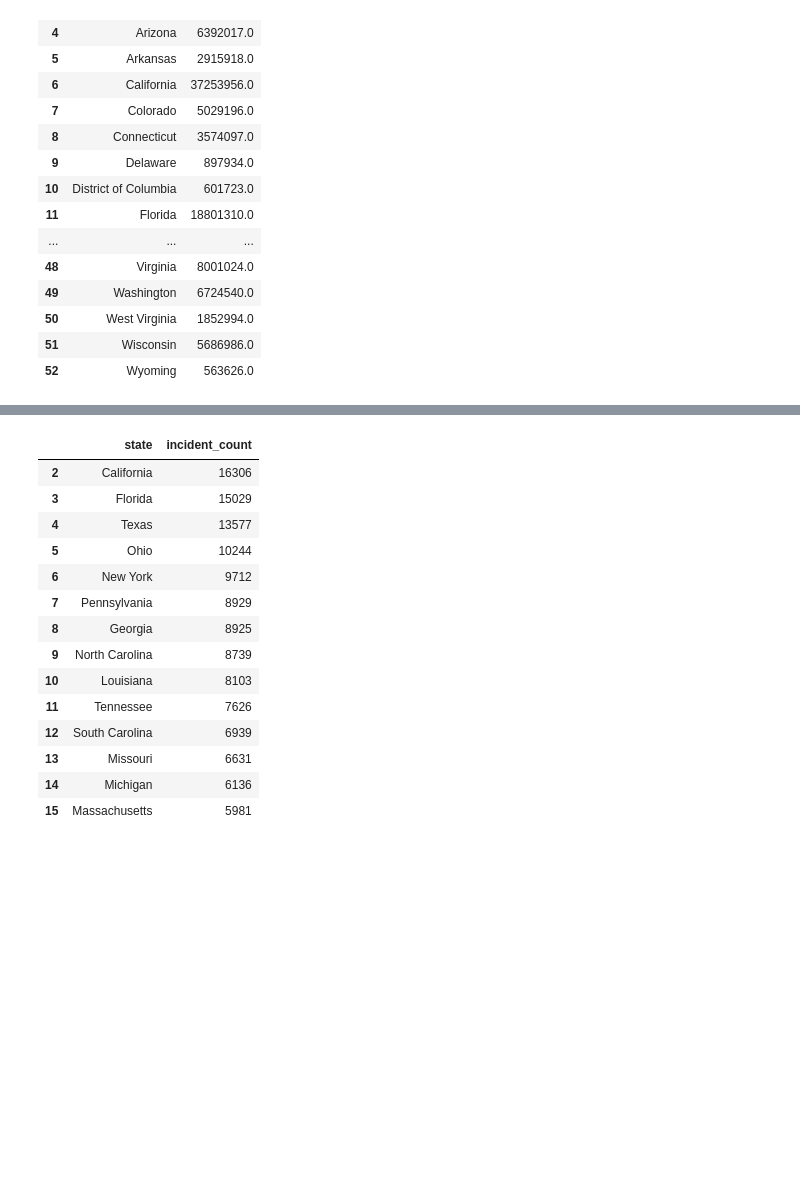
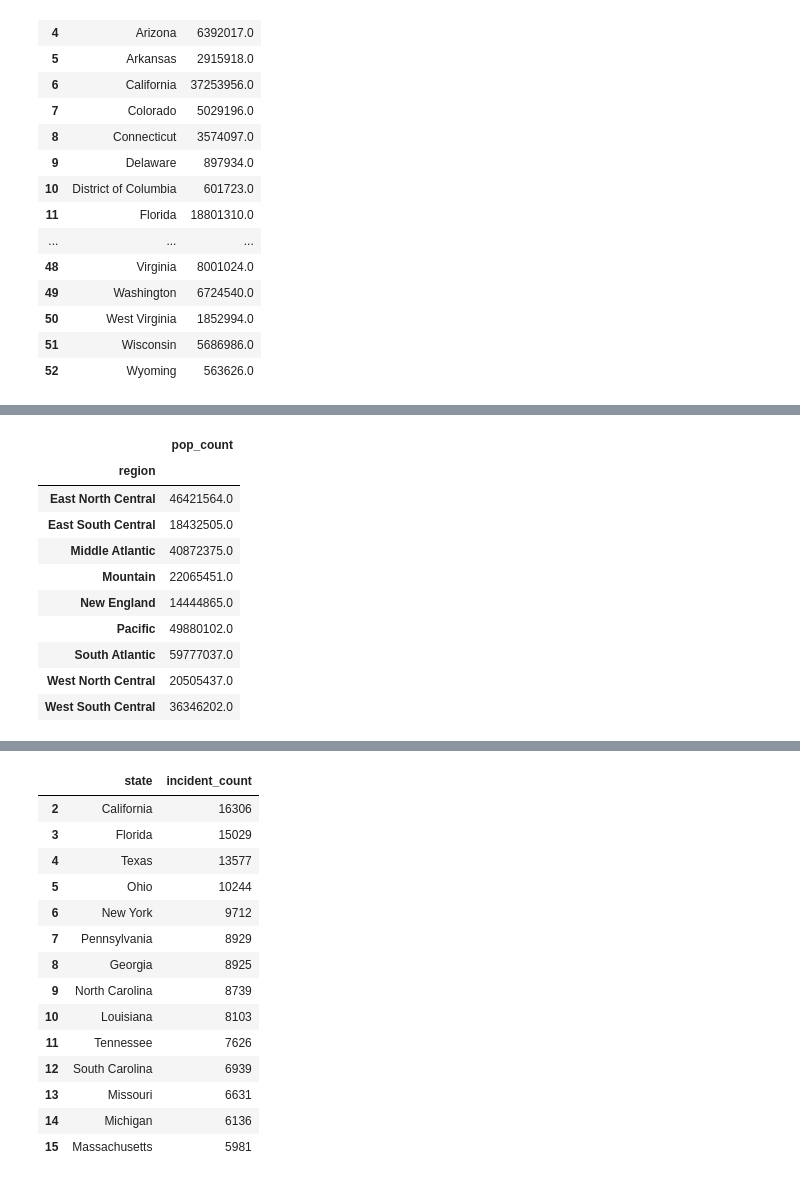
Before and after one commit to vivianndo/ads508_gunviolence, a Jupyter notebook: project.ipynb, the cells around one changed output, grey strips where cells are left out. Cells and saved outputs as stored; diff of their text form; code cells hidden in the pictures; blank space fills up the shorter version.

```diff
--- a/project.ipynb
+++ b/project.ipynb
@@ -810,0 +871,21 @@ state_pop
+# %%
+## adjust for population
+
+#add 'region' to population table
+state_pop['region'] = state_pop['stname'].map({state: region for region, states in state_regions.items() for state in states})
+
+# Group the dataframe by 'region' and count the number of records in each group
+region_pop = state_pop.groupby('region').sum()
+region_pop
+# %% [output]
+|  | pop_count |
+| region |  |
+| East North Central | 46421564.0 |
+| East South Central | 18432505.0 |
+| Middle Atlantic | 40872375.0 |
+| Mountain | 22065451.0 |
+| New England | 14444865.0 |
+| Pacific | 49880102.0 |
+| South Atlantic | 59777037.0 |
+| West North Central | 20505437.0 |
+| West South Central | 36346202.0 |
```
Also changed, not shown: parts of 7 cells of this notebook.
